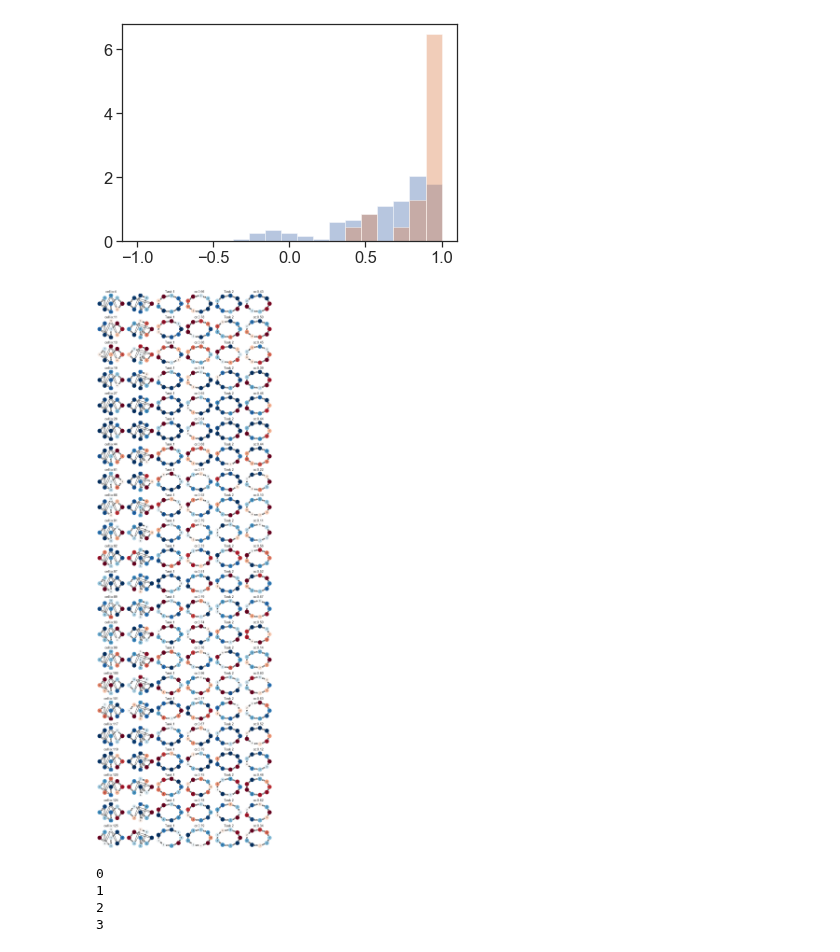
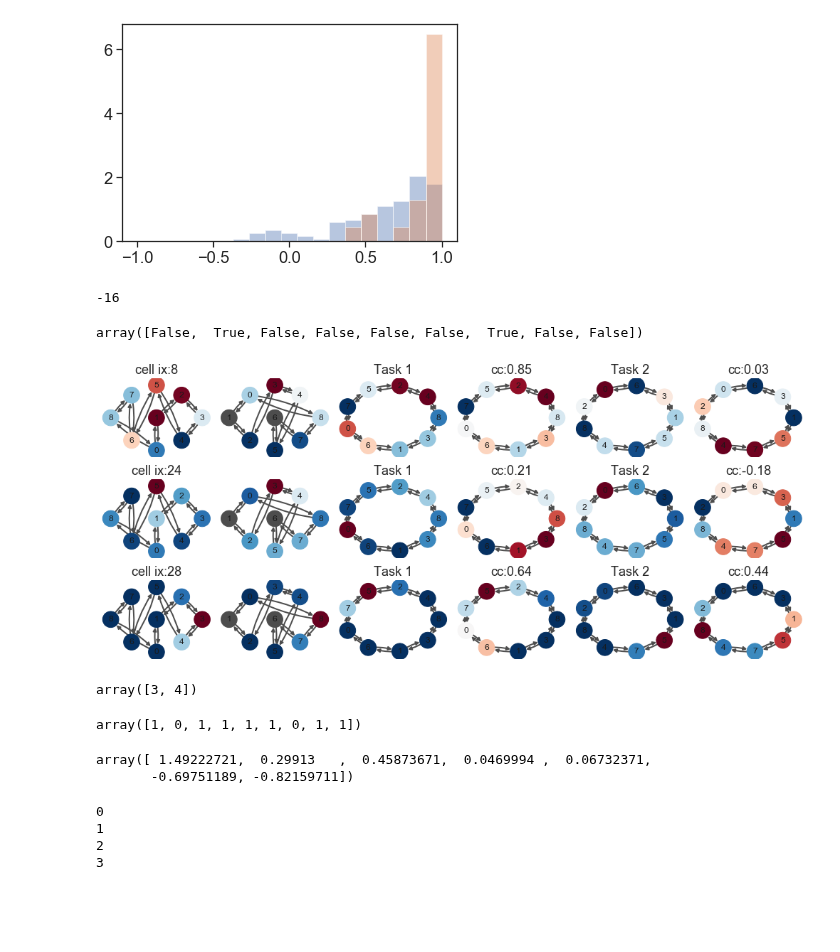
Before and after one commit to yves-weissenberger/ll_ephys, a Jupyter notebook: ephys_notebooks/unitary_dynamics_on_data_visualisation.ipynb, the cells around one changed output. Saved outputs shown, nothing was run; the diff lists cells and outputs as text; code cells hidden in the pictures; blank space fills up the shorter version.

```diff
--- a/ephys_notebooks/unitary_dynamics_on_data_visualisation.ipynb
+++ b/ephys_notebooks/unitary_dynamics_on_data_visualisation.ipynb
@@ -387,7 +383,7 @@ loop loop
 # %%
 all_res = []
 all_shuffle_res = []
-for session_ix in range(1,2):
+for session_ix in range(3,4):
 
     firing_rate_maps, frm_stability, task_event_df,seq0,seq1,graph_type0,graph_type1, = load_data(session_ix)
     firing_rate_maps = firing_rate_maps[np.array(frm_stability)>.3]
@@ -556,28 +641,40 @@ seaborn.distplot(np.array(cc_good)[np.isfinite(cc_good)],bins=np.linspace(-1,1,n
 [figure]
 # %%
 gIxs = [8,24,28,66,67]
+# %%
+np.sum(test_seq1)
+# %% [output]
+-16
+# %%
+test_seq1==0
+# %% [output]
+array([False,  True, False, False, False, False,  True, False, False])
 # %%
 
 nG = len(gIxs)
 
 
 plt.figure(figsize=(14,2*nG))
-for kk in range(nG):
+for kk in range(3):
 
     ix = gIxs[kk]
     plt.subplot(nG,6,6*kk+1)
     plt.title('cell ix:{}'.format(ix))
+    act = act_matrix[:,ix][seq0_inv].tolist()
     plot_activity_on_graph(seq0.tolist(),
                            graph_type0,
-                           spks=act_matrix[:,ix][seq0_inv].tolist(),
-                           mn=np.min(act_matrix[:,ix])
+                           spks=act,
+                           mn=np.nanmin(act_matrix[:,ix]),
                           )
 
     plt.subplot(nG,6,6*kk+2)
+    act = act_matrix2[:,ix].copy()
+    act[test_seq1==0] = np.nan
+    act = act[seq1_inv].tolist()
     plot_activity_on_graph(seq1.tolist(),
                            graph_type1,
-                           spks=act_matrix2[:,ix][seq1_inv].tolist(),
-                           mn=np.min(act_matrix2[:,ix])
+                           spks=act,
+                           mn=np.nanmin(act_matrix2[:,ix])
                           )
 
 
@@ -587,41 +684,54 @@ for kk in range(nG):
                            graph_type=graph_type0,
                            spks=act_matrix[:,ix],
                            order='state',
-                           mn=np.min(act_matrix[:,ix])
+                           mn=np.nanmin(act_matrix[:,ix])
                           )
 
     plt.subplot(nG,6,6*kk+5)
     plt.title("Task 2")
     plot_activity_on_graph(seq1.tolist(),
                            graph_type1,
                            spks=act_matrix2[:,ix],
                            order='state',
-                           mn=np.min(act_matrix2[:,ix])
+                           mn=np.nanmin(act_matrix2[:,ix])
                           )
 
 
     plt.subplot(nG,6,6*kk+4)
     plt.title('cc:{:.2f}'.format(np.corrcoef(act_matrix[:,ix][1:],predicted_neural_activity[:,ix][:-1])[0,1]))
     plot_activity_on_graph(sequence=seq0.tolist(),
                            graph_type=graph_type0,
                            spks=np.roll(predicted_neural_activity[:,ix],1),
                            order='state',
-                           mn=np.min(act_matrix[:,ix])
+                           mn=np.nanmin(act_matrix[:,ix])
                           )
     plt.gca().set_facecolor('grey')
 
     plt.subplot(nG,6,6*kk+6)
     plt.title('cc:{:.2f}'.format(np.corrcoef(act_matrix2[:,ix],np.roll(predicted_neural_activity2[:,ix],1))[0,1]))
 
     plot_activity_on_graph(seq1.tolist(),
                            graph_type1,
                            spks=np.roll(predicted_neural_activity2[:,ix],1),
-                           order='state',mn=np.min(act_matrix[:,ix])
+                           order='state',mn=np.nanmin(act_matrix[:,ix])
                           )
     plt.gca().set_facecolor('.3')
 plt.tight_layout()
 # %% [output]
-[figure, old version]
+[figure, new version]
+# %%
+seq1[np.where(test_seq1==0)]
+# %% [output]
+array([3, 4])
+# %%
+test_seq1
+# %% [output]
+array([1, 0, 1, 1, 1, 1, 0, 1, 1])
+# %%
+np.array(act)[np.array(test_seq1)]
+# %% [output]
+array([ 1.49222721,  0.29913   ,  0.45873671,  0.0469994 ,  0.06732371,
+       -0.69751189, -0.82159711])
 # %%
 evals, evecs = np.linalg.eig(Ainf)
 u1 = (evecs[:,0] + evecs[:,1]).real
```
Also changed, not shown: parts of 32 cells of this notebook, 3 other files.
